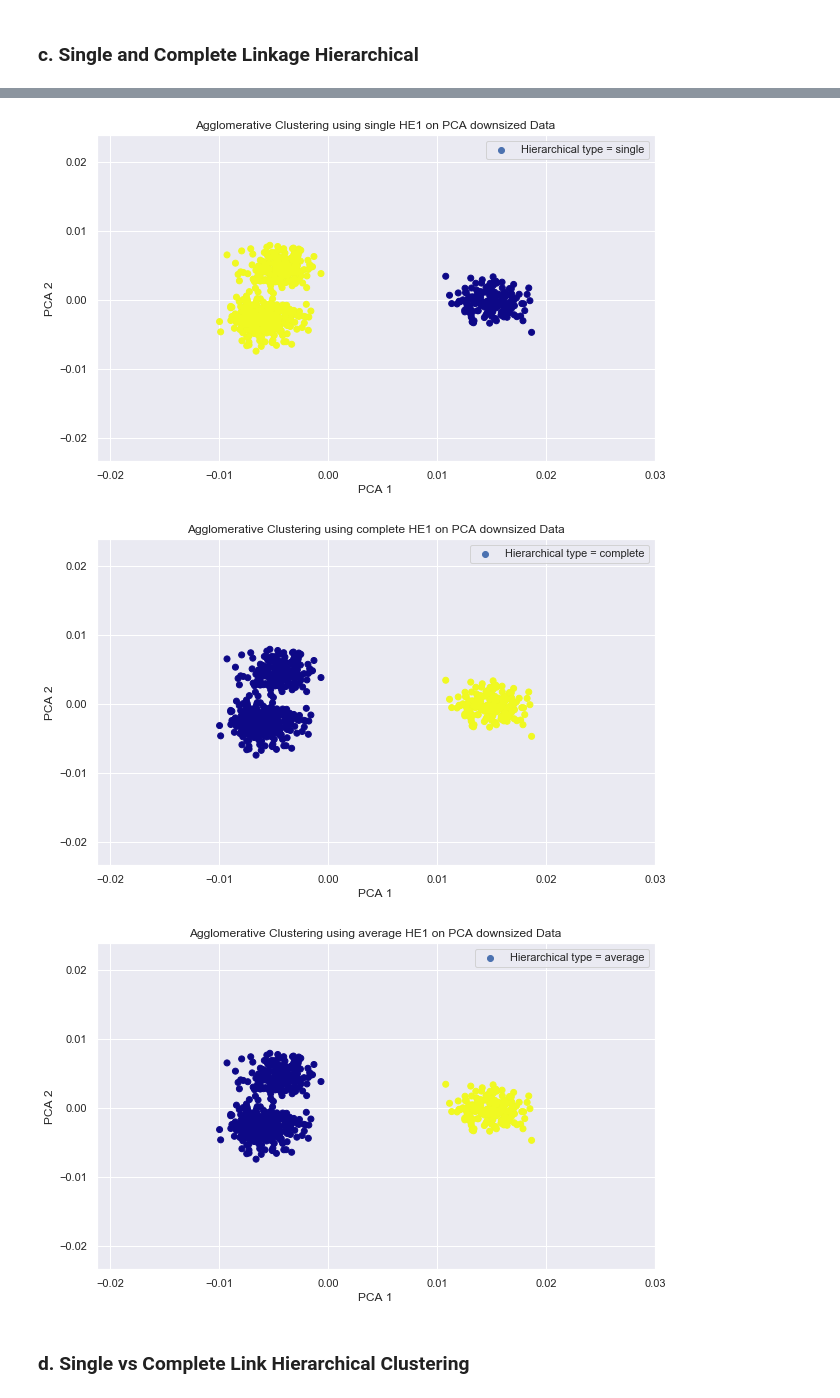
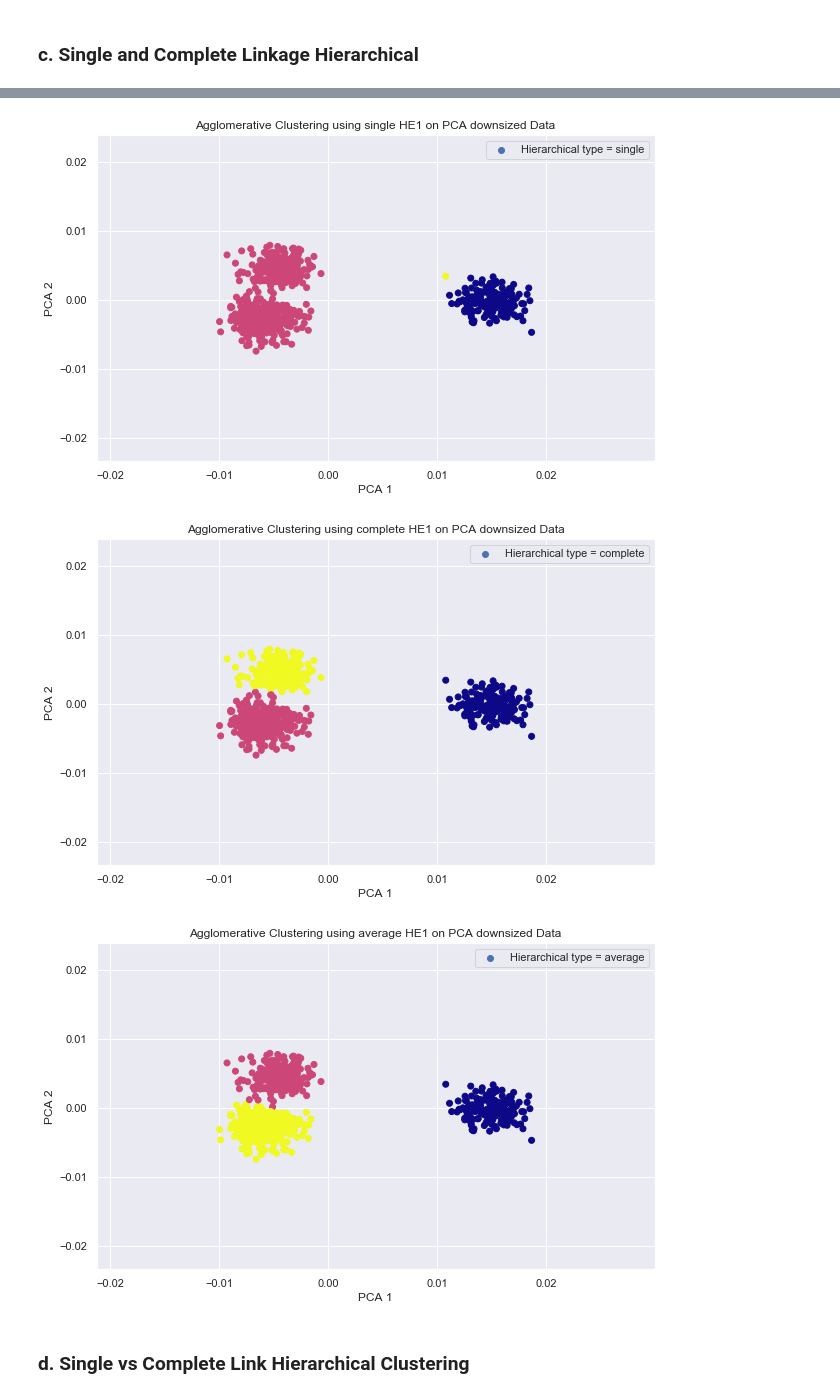
Before and after one commit to gowthamkuntumalla/Data_Analytics_for_Hepatic_Encephalopathy_MP, a Jupyter notebook: MP2_Gowtham.ipynb, the cells around one changed output, grey strips where cells are left out. Cells and saved outputs as stored; diff of their text form; code cells hidden in the pictures.

```diff
--- a/MP2_Gowtham.ipynb
+++ b/MP2_Gowtham.ipynb
@@ -628,7 +623,7 @@ HE_gmm(transformed_pca_HE1,3,'HE1',1)
 # Agglomerative clustering
 sns.set_color_codes("deep")
 def HE_hier_clus(trans_data,n_clus,link_type,he):
-    hier_clus = AggClustering(n_clusters=2,linkage=link_type).fit_predict(trans_data)
+    hier_clus = AggClustering(n_clusters=n_clus,linkage=link_type).fit_predict(trans_data)
 
     #plotting
     plt.scatter(trans_data[:,0],trans_data[:,1], c = hier_clus,label = 'Hierarchical type = '+ link_type,cmap = 'plasma')
@@ -656,6 +651,6 @@ HE_hier_clus(transformed_pca_HE1,3,'average','HE1')
-[figure, old version]
+[figure, new version]
-[figure, old version]
+[figure, new version]
-[figure, old version]
+[figure, new version]
 # %% [markdown]
 ### d. Single vs Complete Link Hierarchical Clustering
 # %%
```
Also changed, not shown: parts of 13 cells of this notebook.
